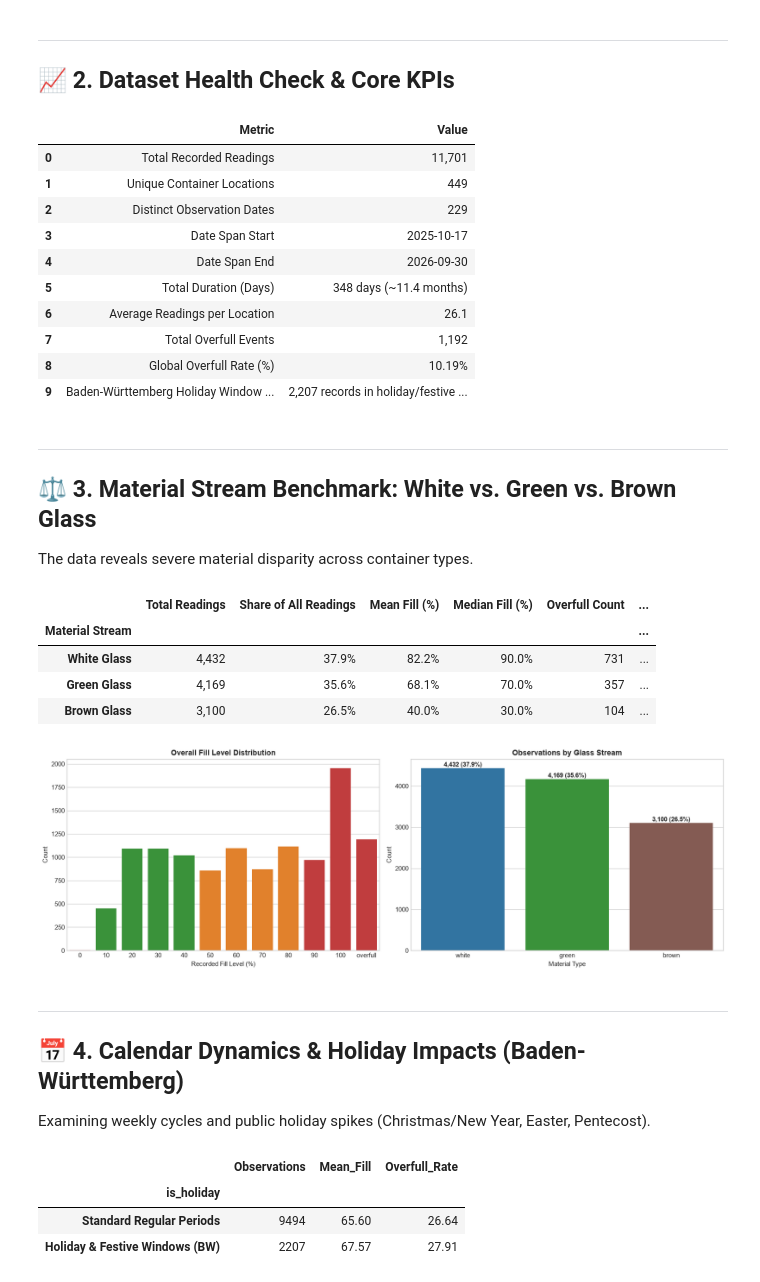
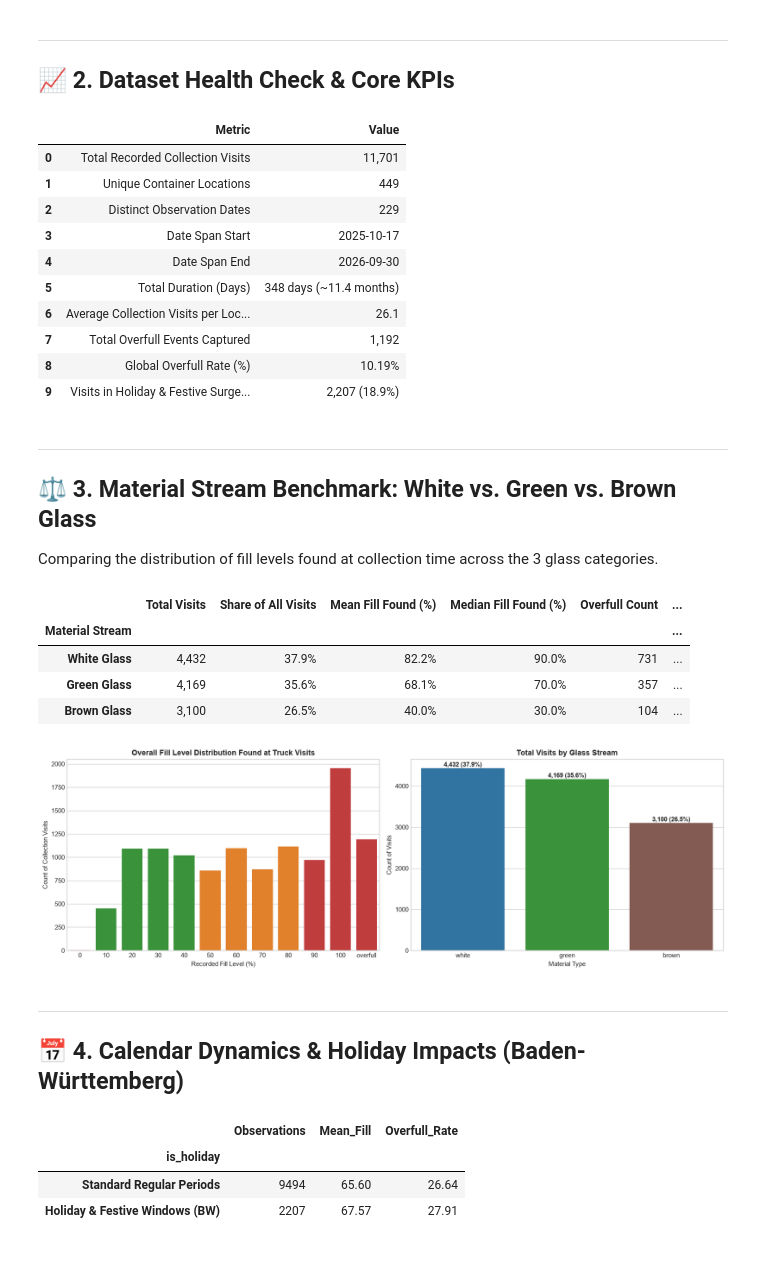
Before and after one commit to maslahre42/Clustering_Predication-, a Jupyter notebook: 01_eda_and_analysis.ipynb, the cells around one changed output. Saved outputs shown, nothing was run; the diff lists cells and outputs as text; code cells hidden in the pictures.

```diff
--- a/01_eda_and_analysis.ipynb
+++ b/01_eda_and_analysis.ipynb
@@ -52,16 +56,16 @@ n_overfull = df['is_overfull'].sum()
 
 summary_df = pd.DataFrame({
     'Metric': [
-        'Total Recorded Readings',
+        'Total Recorded Collection Visits',
         'Unique Container Locations',
         'Distinct Observation Dates',
         'Date Span Start',
         'Date Span End',
         'Total Duration (Days)',
-        'Average Readings per Location',
-        'Total Overfull Events',
+        'Average Collection Visits per Location',
+        'Total Overfull Events Captured',
         'Global Overfull Rate (%)',
-        'Baden-Württemberg Holiday Window Observations'
+        'Visits in Holiday & Festive Surge Windows'
     ],
     'Value': [
         f"{n_records:,}",
@@ -73,46 +77,46 @@ summary_df = pd.DataFrame({
         f"{n_records / n_locations:.1f}",
         f"{n_overfull:,}",
         f"{(n_overfull / n_records)*100:.2f}%",
-        f"{df['is_holiday'].sum():,} records in holiday/festive windows ({df['is_holiday'].mean()*100:.1f}%)"
+        f"{df['is_holiday'].sum():,} ({df['is_holiday'].mean()*100:.1f}%)"
     ]
 })
 display(summary_df)
 # %% [output]
 |  | Metric | Value |
-| 0 | Total Recorded Readings | 11,701 |
+| 0 | Total Recorded Collection Visits | 11,701 |
 | 1 | Unique Container Locations | 449 |
 | 2 | Distinct Observation Dates | 229 |
 | 3 | Date Span Start | 2025-10-17 |
 | 4 | Date Span End | 2026-09-30 |
 | 5 | Total Duration (Days) | 348 days (~11.4 months) |
-| 6 | Average Readings per Location | 26.1 |
-| 7 | Total Overfull Events | 1,192 |
+| 6 | Average Collection Visits per Loc... | 26.1 |
+| 7 | Total Overfull Events Captured | 1,192 |
 | 8 | Global Overfull Rate (%) | 10.19% |
-| 9 | Baden-Württemberg Holiday Window ... | 2,207 records in holiday/festive ... |
+| 9 | Visits in Holiday & Festive Surge... | 2,207 (18.9%) |
 # %% [markdown]
 ---
 ## ⚖️ 3. Material Stream Benchmark: White vs. Green vs. Brown Glass
-The data reveals severe material disparity across container types.
+Comparing the distribution of fill levels found at collection time across the 3 glass categories.
 # %%
 mat_stats = []
 for mat in ['white', 'green', 'brown']:
     sub = df[df['material_type'] == mat]
     mat_stats.append({
         'Material Stream': mat.capitalize() + ' Glass',
-        'Total Readings': f"{len(sub):,}",
-        'Share of All Readings': f"{len(sub)/len(df)*100:.1f}%",
-        'Mean Fill (%)': f"{sub['fill_num'].mean():.1f}%",
-        'Median Fill (%)': f"{sub['fill_num'].median():.1f}%",
+        'Total Visits': f"{len(sub):,}",
+        'Share of All Visits': f"{len(sub)/len(df)*100:.1f}%",
+        'Mean Fill Found (%)': f"{sub['fill_num'].mean():.1f}%",
+        'Median Fill Found (%)': f"{sub['fill_num'].median():.1f}%",
         'Overfull Count': f"{sub['is_overfull'].sum():,}",
         'Overfull Rate (%)': f"{sub['is_overfull'].mean() * 100:.1f}%",
         'At or Above Capacity (>=100%)': f"{(sub['fill_num'] >= 100).mean() * 100:.1f}%",
-        'Underfilled (<=30%)': f"{(sub['fill_num'] <= 30).mean() * 100:.1f}%"
+        'Underfilled (<=40%)': f"{(sub['fill_num'] <= 40).mean() * 100:.1f}%"
     })
 
 stream_comparison_df = pd.DataFrame(mat_stats).set_index('Material Stream')
 display(stream_comparison_df)
 # %% [output]
-|  | Total Readings | Share of All Readings | Mean Fill (%) | Median Fill (%) | Overfull Count | ... |
+|  | Total Visits | Share of All Visits | Mean Fill Found (%) | Median Fill Found (%) | Overfull Count | ... |
 | Material Stream |  |  |  |  |  | ... |
 | White Glass | 4,432 | 37.9% | 82.2% | 90.0% | 731 | ... |
 | Green Glass | 4,169 | 35.6% | 68.1% | 70.0% | 357 | ... |
@@ -120,34 +124,33 @@ display(stream_comparison_df)
 # %%
 fig, axes = plt.subplots(1, 2, figsize=(15, 5))
 
 # 1. Fill Level Distribution
 fl_counts = df['fill_level_perc'].value_counts()
 ordered_cats = ['0', '10', '20', '30', '40', '50', '60', '70', '80', '90', '100', 'overfull']
 fl_ordered = fl_counts.reindex(ordered_cats).fillna(0)
 bar_colors = ['#2ca02c' if c in ['10', '20', '30', '40'] else '#ff7f0e' if c in ['50', '60', '70', '80'] else '#d62728' for c in ordered_cats]
 
 sns.barplot(x=fl_ordered.index, y=fl_ordered.values, ax=axes[0], palette=bar_colors)
-axes[0].set_title("Overall Fill Level Distribution", fontsize=12, fontweight='bold')
+axes[0].set_title("Overall Fill Level Distribution Found at Truck Visits", fontsize=12, fontweight='bold')
 axes[0].set_xlabel("Recorded Fill Level (%)")
-axes[0].set_ylabel("Count")
+axes[0].set_ylabel("Count of Collection Visits")
 
 # 2. Material Breakdown
 mat_counts = df['material_type'].value_counts()
 sns.barplot(x=mat_counts.index, y=mat_counts.values, ax=axes[1], palette=[MAT_COLORS[m] for m in mat_counts.index])
-axes[1].set_title("Observations by Glass Stream", fontsize=12, fontweight='bold')
+axes[1].set_title("Total Visits by Glass Stream", fontsize=12, fontweight='bold')
 axes[1].set_xlabel("Material Type")
-axes[1].set_ylabel("Count")
+axes[1].set_ylabel("Count of Visits")
 for i, (m, v) in enumerate(mat_counts.items()):
     axes[1].text(i, v + 40, f"{v:,} ({v/len(df)*100:.1f}%)", ha='center', fontweight='bold')
 
 plt.tight_layout()
 plt.show()
 # %% [output]
-[figure, old version]
+[figure, new version]
 # %% [markdown]
 ---
 ## 📅 4. Calendar Dynamics & Holiday Impacts (Baden-Württemberg)
-Examining weekly cycles and public holiday spikes (Christmas/New Year, Easter, Pentecost).
 # %%
 # Day of Week distribution
 dow_order = ['Monday', 'Tuesday', 'Wednesday', 'Thursday', 'Friday', 'Saturday', 'Sunday']
```
Also changed, not shown: parts of 18 cells of this notebook.
